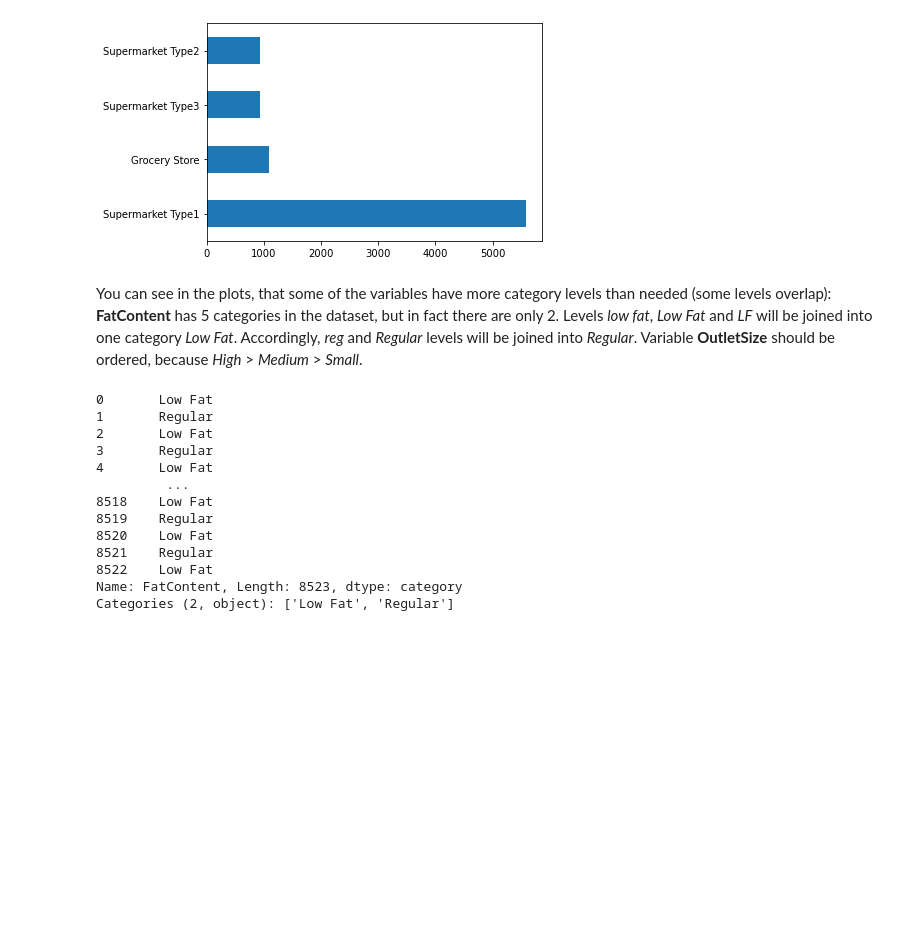
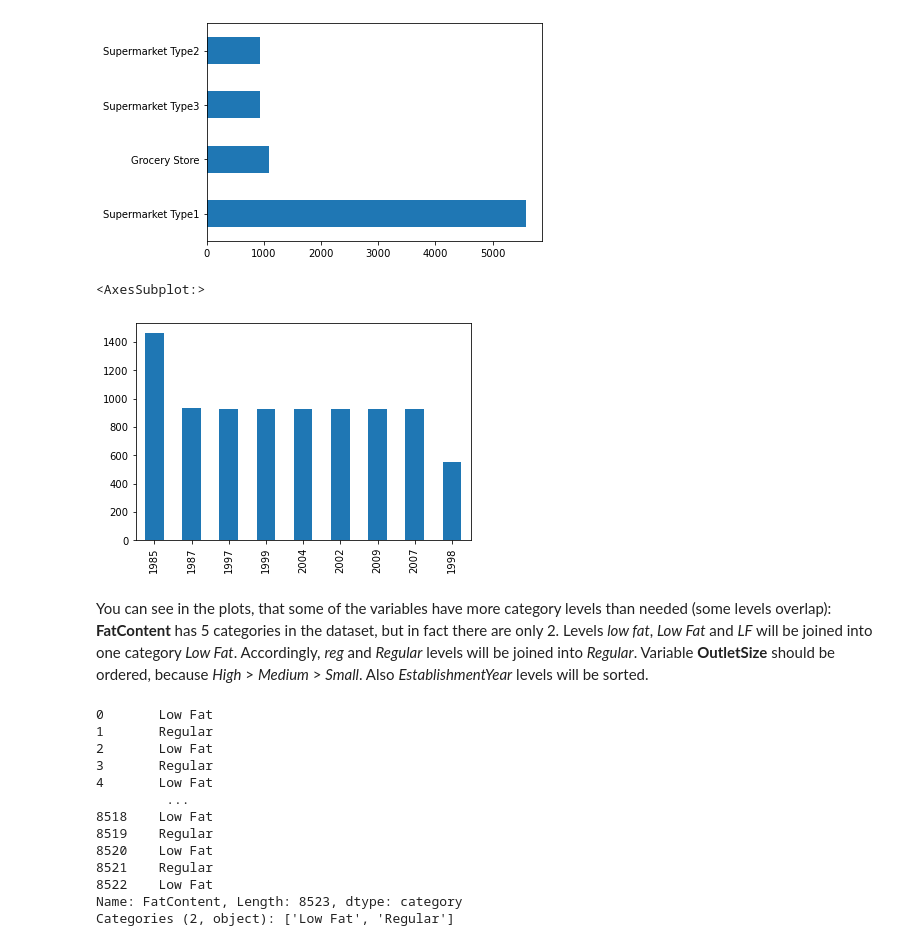
Before and after one commit to rafal-mokrzycki/Big-Mart-Sales, a Jupyter notebook: big_mart_sales_analysis.ipynb, the cells around one changed output. Saved outputs shown, nothing was run; the diff lists cells and outputs as text; code cells hidden in the pictures; blank space fills up the shorter version.

Commit message:
exploratory analysis - joined plots

```diff
--- a/big_mart_sales_analysis.ipynb
+++ b/big_mart_sales_analysis.ipynb
@@ -89,8 +93,8 @@ dtype: object
 # %% [markdown]
 Data types are mostly of type "object" while all of them are in fact of type "category" (ProductID, FatContent, ProductType, OutletID, OutletSize, LocationType and OutletType). Therefore, in the next step the data type will be changed.
 # %%
-train[["ProductID", "FatContent", "ProductType", "OutletID", "OutletSize", "LocationType", "OutletType"]] = train[["ProductID", "FatContent", "ProductType", "OutletID", "OutletSize", "LocationType", "OutletType"]].apply(lambda x: x.astype('category'))
-test[["ProductID", "FatContent", "ProductType", "OutletID", "OutletSize", "LocationType", "OutletType"]] = test[["ProductID", "FatContent", "ProductType", "OutletID", "OutletSize", "LocationType", "OutletType"]].apply(lambda x: x.astype('category'))
+train[["ProductID", "FatContent", "ProductType", "OutletID", "OutletSize", "LocationType", "OutletType", "EstablishmentYear"]] = train[["ProductID", "FatContent", "ProductType", "OutletID", "OutletSize", "LocationType", "OutletType", "EstablishmentYear"]].apply(lambda x: x.astype('category'))
+test[["ProductID", "FatContent", "ProductType", "OutletID", "OutletSize", "LocationType", "OutletType", "EstablishmentYear"]] = test[["ProductID", "FatContent", "ProductType", "OutletID", "OutletSize", "LocationType", "OutletType", "EstablishmentYear"]].apply(lambda x: x.astype('category'))
 # %%
 train.dtypes
 # %% [output]
@@ -139,8 +144,13 @@ train['OutletType'].value_counts().plot(kind='barh')
 # %% [output]
 <AxesSubplot:>
 [figure]
+# %%
+train['EstablishmentYear'].value_counts().plot(kind='bar')
+# %% [output]
+<AxesSubplot:>
+[figure, added]
 # %% [markdown]
-You can see in the plots, that some of the variables have more category levels than needed (some levels overlap): **FatContent** has 5 categories in the dataset, but in fact there are only 2. Levels *low fat*, *Low Fat* and *LF* will be joined into one category *Low Fat*. Accordingly, *reg* and *Regular* levels will be joined into *Regular*. Variable **OutletSize** should be ordered, because *High* > *Medium* > *Small*.
+You can see in the plots, that some of the variables have more category levels than needed (some levels overlap): **FatContent** has 5 categories in the dataset, but in fact there are only 2. Levels *low fat*, *Low Fat* and *LF* will be joined into one category *Low Fat*. Accordingly, *reg* and *Regular* levels will be joined into *Regular*. Variable **OutletSize** should be ordered, because *High* > *Medium* > *Small*. Also *EstablishmentYear* levels will be sorted.
 # %%
 # joining categories
 train.loc[train['FatContent'] == "low fat", "FatContent"] = "Low Fat"
```
Also changed, not shown: parts of 14 cells of this notebook.
